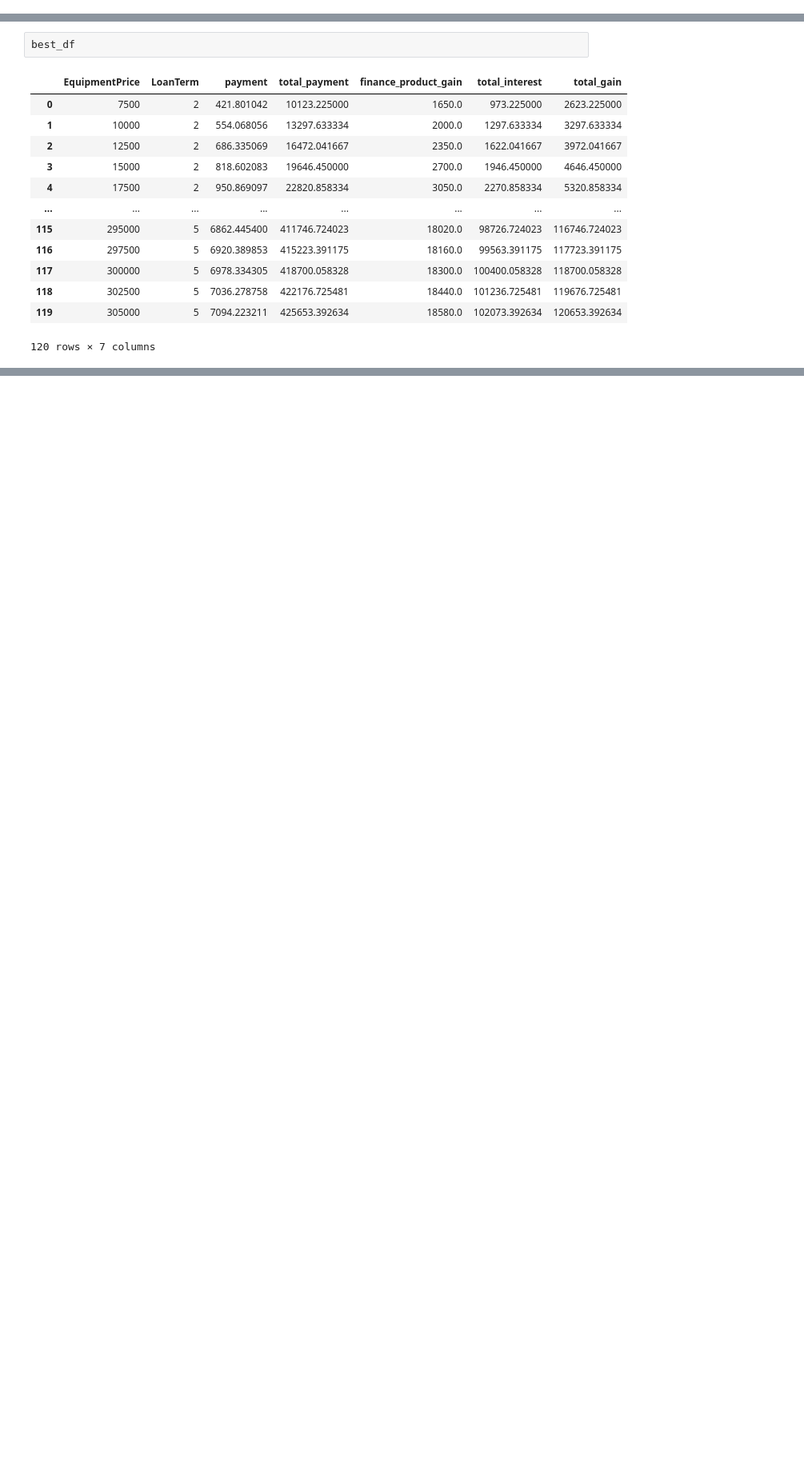
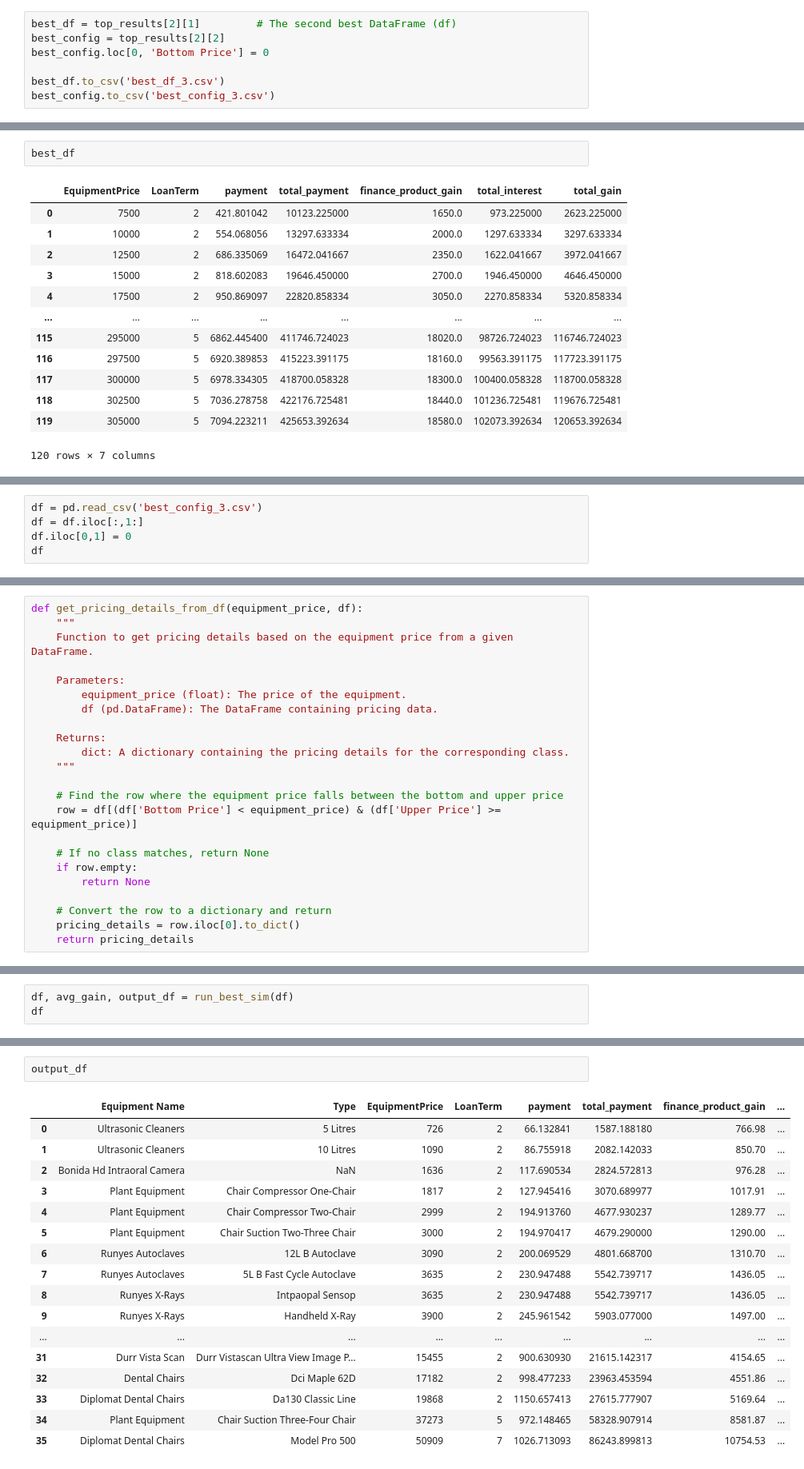
Before and after one commit to Gaia-Dental-Studio/new_pricing_calculator, a Jupyter notebook: param_optimization.ipynb, the cells around one changed output, grey strips where cells are left out. Shown at 80% size. Drawn from its saved outputs; the diff is of its cells as text; blank space fills up the shorter version.

Commit message:
update equipment df

```diff
--- a/param_optimization.ipynb
+++ b/param_optimization.ipynb
@@ -706,3 +1022,10 @@ best_config.to_csv('best_config_4.csv')
+# %%
+best_df = top_results[2][1]         # The second best DataFrame (df)
+best_config = top_results[2][2]
+best_config.loc[0, 'Bottom Price'] = 0
+
+best_df.to_csv('best_df_3.csv')
+best_config.to_csv('best_config_3.csv')
 # %%
 import pandas as pd
 import matplotlib.pyplot as plt
@@ -870,0 +1457,5 @@ best_df
+# %%
+df = pd.read_csv('best_config_3.csv')
+df = df.iloc[:,1:]
+df.iloc[0,1] = 0
+df
@@ -870,0 +1469,23 @@ best_df
+# %%
+def get_pricing_details_from_df(equipment_price, df):
+    """
+    Function to get pricing details based on the equipment price from a given DataFrame.
+
+    Parameters:
+        equipment_price (float): The price of the equipment.
+        df (pd.DataFrame): The DataFrame containing pricing data.
+
+    Returns:
+        dict: A dictionary containing the pricing details for the corresponding class.
+    """
+
+    # Find the row where the equipment price falls between the bottom and upper price
+    row = df[(df['Bottom Price'] < equipment_price) & (df['Upper Price'] >= equipment_price)]
+
+    # If no class matches, return None
+    if row.empty:
+        return None
+
+    # Convert the row to a dictionary and return
+    pricing_details = row.iloc[0].to_dict()
+    return pricing_details
@@ -870,0 +1594,3 @@ best_df
+# %%
+df, avg_gain, output_df = run_best_sim(df)
+df
@@ -870,0 +1604,20 @@ best_df
+# %%
+output_df
+# %% [output]
+|  | Equipment Name | Type | EquipmentPrice | LoanTerm | payment | total_payment | finance_product_gain | ... |
+| 0 | Ultrasonic Cleaners | 5 Litres | 726 | 2 | 66.132841 | 1587.188180 | 766.98 | ... |
+| 1 | Ultrasonic Cleaners | 10 Litres | 1090 | 2 | 86.755918 | 2082.142033 | 850.70 | ... |
+| 2 | Bonida Hd Intraoral Camera | NaN | 1636 | 2 | 117.690534 | 2824.572813 | 976.28 | ... |
+| 3 | Plant Equipment | Chair Compressor One-Chair | 1817 | 2 | 127.945416 | 3070.689977 | 1017.91 | ... |
+| 4 | Plant Equipment | Chair Compressor Two-Chair | 2999 | 2 | 194.913760 | 4677.930237 | 1289.77 | ... |
+| 5 | Plant Equipment | Chair Suction Two-Three Chair | 3000 | 2 | 194.970417 | 4679.290000 | 1290.00 | ... |
+| 6 | Runyes Autoclaves | 12L B Autoclave | 3090 | 2 | 200.069529 | 4801.668700 | 1310.70 | ... |
+| 7 | Runyes Autoclaves | 5L B Fast Cycle Autoclave | 3635 | 2 | 230.947488 | 5542.739717 | 1436.05 | ... |
+| 8 | Runyes X-Rays | Intpaopal Sensop | 3635 | 2 | 230.947488 | 5542.739717 | 1436.05 | ... |
+| 9 | Runyes X-Rays | Handheld X-Ray | 3900 | 2 | 245.961542 | 5903.077000 | 1497.00 | ... |
+| ... | ... | ... | ... | ... | ... | ... | ... | ... |
+| 31 | Durr Vista Scan | Durr Vistascan Ultra View Image P... | 15455 | 2 | 900.630930 | 21615.142317 | 4154.65 | ... |
+| 32 | Dental Chairs | Dci Maple 62D | 17182 | 2 | 998.477233 | 23963.453594 | 4551.86 | ... |
+| 33 | Diplomat Dental Chairs | Da130 Classic Line | 19868 | 2 | 1150.657413 | 27615.777907 | 5169.64 | ... |
+| 34 | Plant Equipment | Chair Suction Three-Four Chair | 37273 | 5 | 972.148465 | 58328.907914 | 8581.87 | ... |
+| 35 | Diplomat Dental Chairs | Model Pro 500 | 50909 | 7 | 1026.713093 | 86243.899813 | 10754.53 | ... |
```
Also changed, not shown: parts of 22 cells of this notebook, 19 other files.
